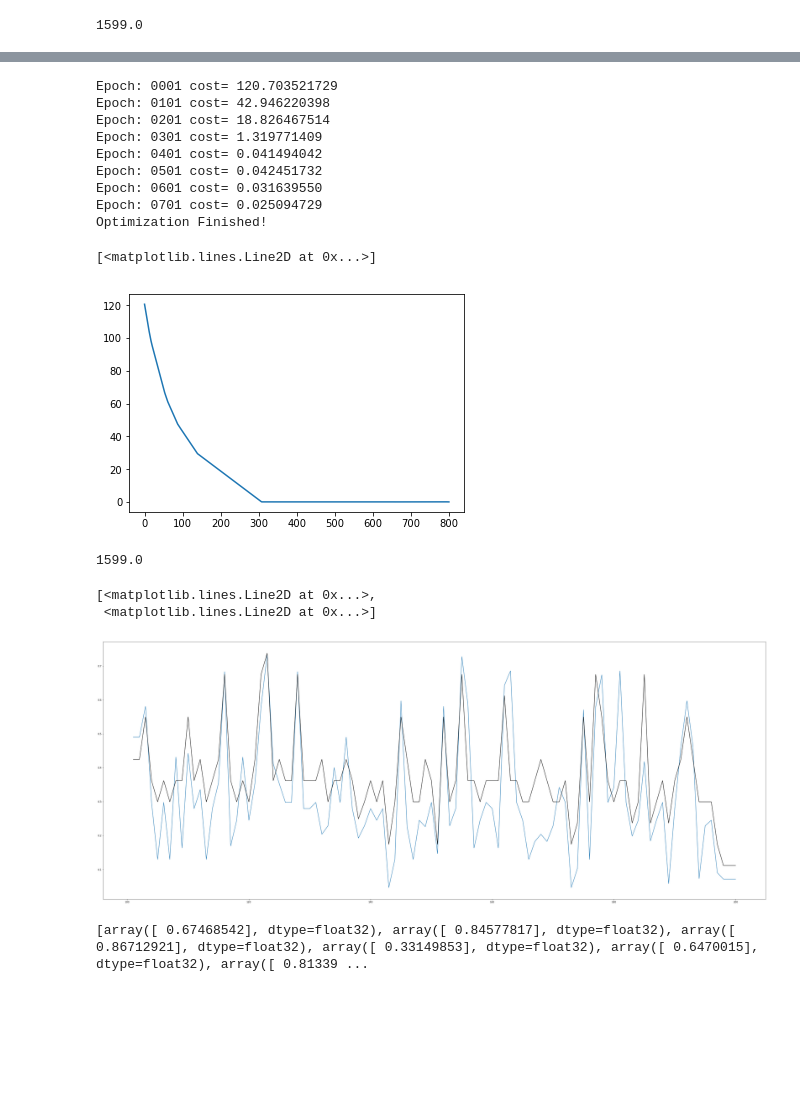
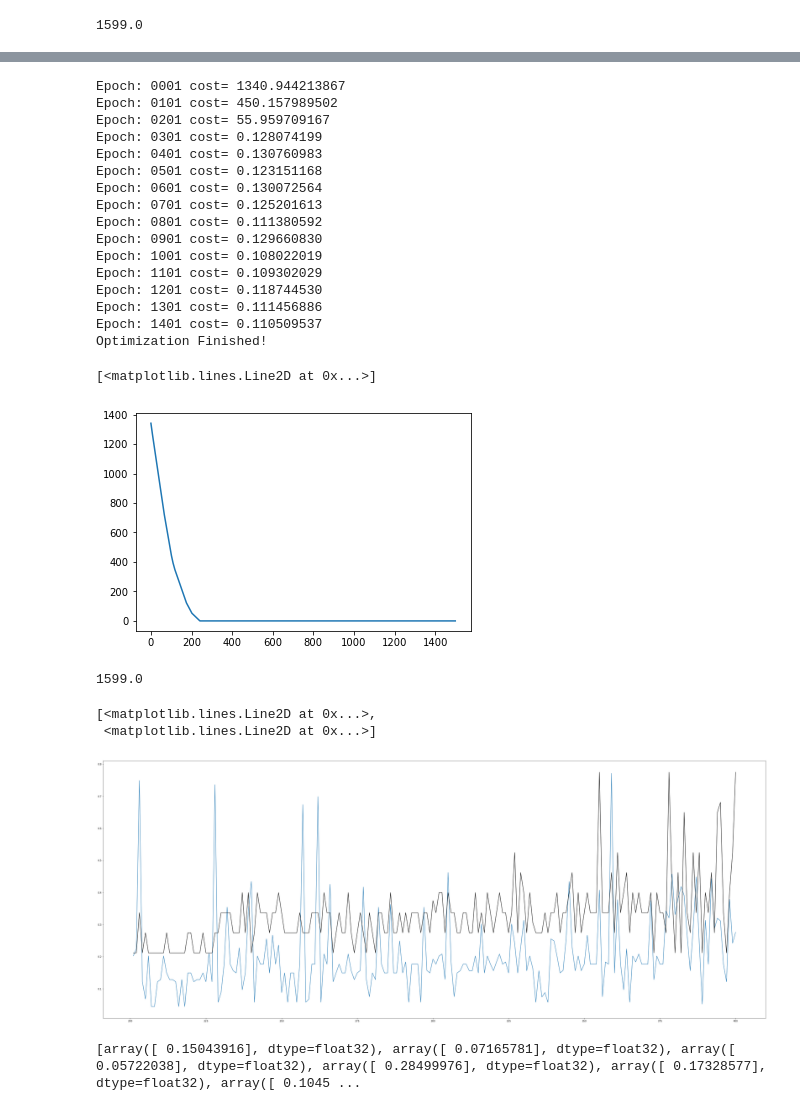
Before and after one commit to Justin-Yuan/Tridel-Analytics, a Jupyter notebook: autoencoder2.ipynb, the cells around one changed output, grey strips where cells are left out. Saved outputs shown, nothing was run; the diff lists cells and outputs as text; code cells hidden in the pictures; blank space fills up the shorter version.

```diff
--- a/autoencoder2.ipynb
+++ b/autoencoder2.ipynb
@@ -65,7 +65,7 @@ def next_batch(mat, index, size):
         return index+size-mat.shape[0], np.concatenate((mat[index:], mat[:index+size-mat.shape[0]]), axis=0)
 # %%
 learning_rate = 0.0001
-training_epochs = 800
+training_epochs = 1500
 batch_size = 50
 display_step = 100
 examples_to_show = 10
@@ -108,3 +103,8 @@ neigh_penalty = 5
+# %%
+bed_penalty = 2.218229
+bath_penalty = 188.914497
+size_penalty = 1.789475
+neigh_penalty = 15
 # %%
 def encoder(x):
     layer_1 = tf.sigmoid(tf.add(tf.matmul(x, weights['encoder_h1']), biases['encoder_b1']))
@@ -154,35 +154,42 @@ with tf.Session() as sess:
 
 plt.plot(total_c)
 # %% [output]
-Epoch: 0001 cost= 120.703521729
-Epoch: 0101 cost= 42.946220398
-Epoch: 0201 cost= 18.826467514
-Epoch: 0301 cost= 1.319771409
-Epoch: 0401 cost= 0.041494042
-Epoch: 0501 cost= 0.042451732
-Epoch: 0601 cost= 0.031639550
-Epoch: 0701 cost= 0.025094729
+Epoch: 0001 cost= 1340.944213867
+Epoch: 0101 cost= 450.157989502
+Epoch: 0201 cost= 55.959709167
+Epoch: 0301 cost= 0.128074199
+Epoch: 0401 cost= 0.130760983
+Epoch: 0501 cost= 0.123151168
+Epoch: 0601 cost= 0.130072564
+Epoch: 0701 cost= 0.125201613
+Epoch: 0801 cost= 0.111380592
+Epoch: 0901 cost= 0.129660830
+Epoch: 1001 cost= 0.108022019
+Epoch: 1101 cost= 0.109302029
+Epoch: 1201 cost= 0.118744530
+Epoch: 1301 cost= 0.111456886
+Epoch: 1401 cost= 0.110509537
 Optimization Finished!
 [<matplotlib.lines.Line2D at 0x...>]
-[figure, old version]
+[figure, new version]
 # %%
 x_line = range(1,mat.shape[0]+1)
 plt.figure(figsize=(50, 20))
 size_max = max(sizes)
 print(size_max)
 bed_max = max(bed)
 bath_max = max(bath)
 neigh_max = max(neigh)
-plt.plot(x_line[100:200], scores[100:200], x_line[100:200], [com/size_max-0.2 for com in sizes][100:200], 'k')
+plt.plot(x_line[200:400], scores[200:400], x_line[200:400], [com/size_max-0.1 for com in sizes][200:400], 'k')
 # %% [output]
 1599.0
 [<matplotlib.lines.Line2D at 0x...>,
  <matplotlib.lines.Line2D at 0x...>]
-[figure, old version]
+[figure, new version]
 # %%
 print(scores)
 # %% [output]
-[array([ 0.67468542], dtype=float32), array([ 0.84577817], dtype=float32), array([ 0.86712921], dtype=float32), array([ 0.33149853], dtype=float32), array([ 0.6470015], dtype=float32), array([ 0.81339 ...
+[array([ 0.15043916], dtype=float32), array([ 0.07165781], dtype=float32), array([ 0.05722038], dtype=float32), array([ 0.28499976], dtype=float32), array([ 0.17328577], dtype=float32), array([ 0.1045 ...
 # %%
 def save_to_csv(df, path):
     df.to_csv(path)
```
Also changed, not shown: parts of 3 cells of this notebook, 41 other files.
